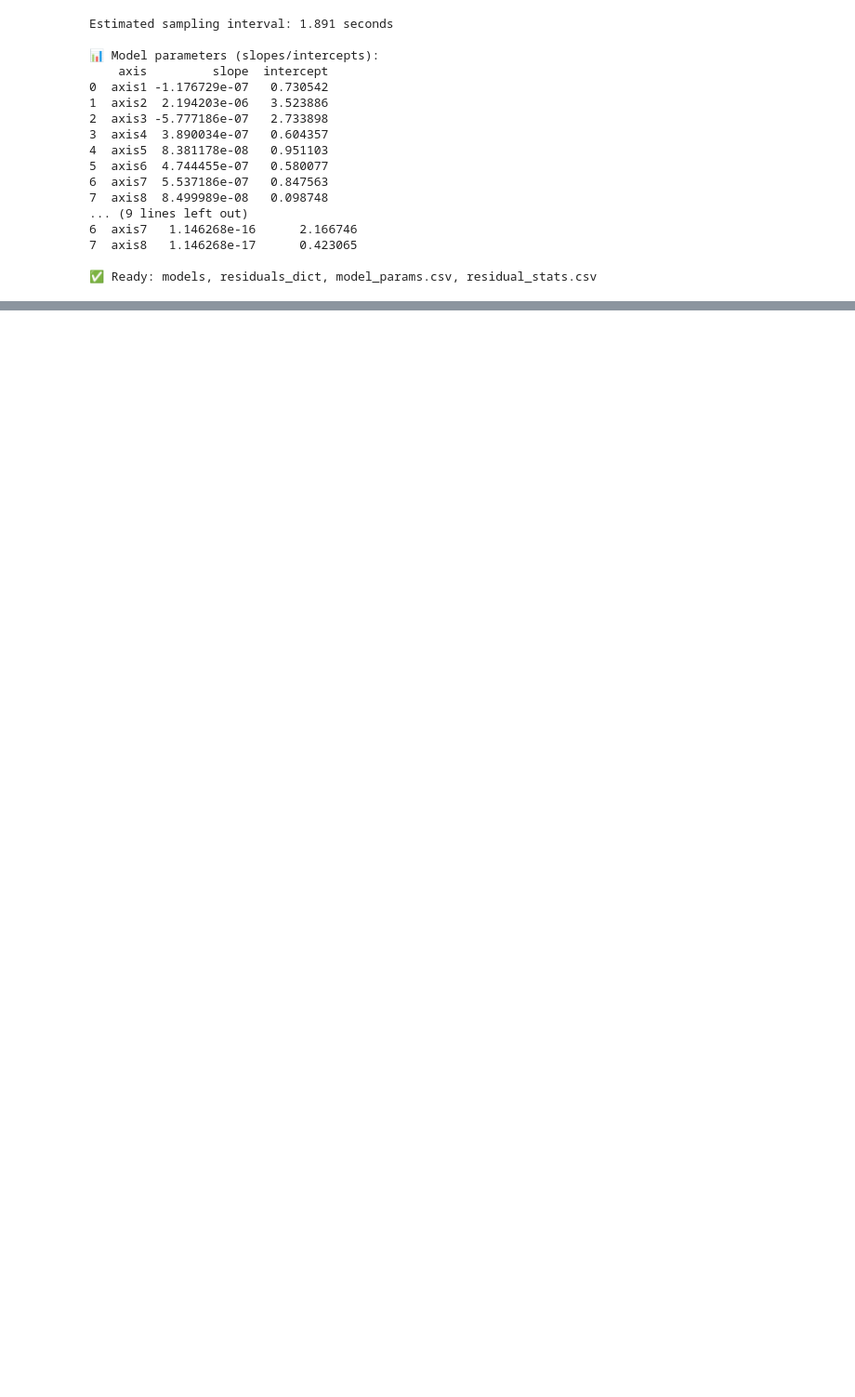
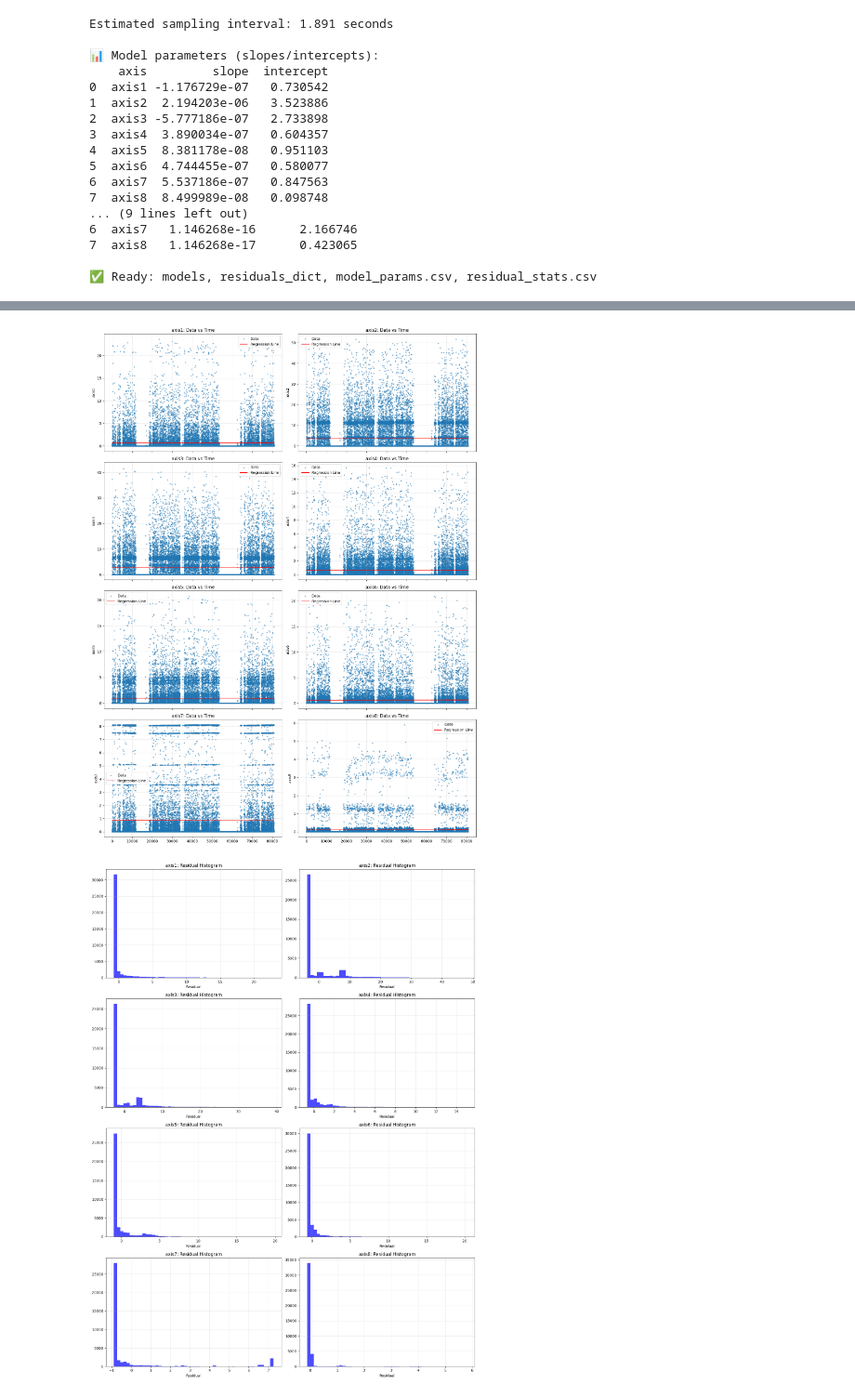
Before and after one commit to AiswaryaSukumar/CSCN8010_Assignment1, a Jupyter notebook: Streaming_Regression.ipynb, the cells around one changed output, grey strips where cells are left out. Shown at 93% size. Drawn from its saved outputs; the diff is of its cells as text; code cells hidden in the pictures; blank space fills up the shorter version.

```diff
--- a/Streaming_Regression.ipynb
+++ b/Streaming_Regression.ipynb
@@ -467,0 +175,30 @@ Saved 4 events to Data/events_log.csv
+# %%
+import matplotlib.dates as mdates
+
+# Plot regression lines
+fig, axs = plt.subplots(4, 2, figsize=(15, 20), sharex=True)
+axs = axs.flatten()
+for i, axis in enumerate(AXES):
+    axs[i].scatter(df_train['time_numeric'], df_train[axis], s=5, alpha=0.5, label='Data')
+    y_pred = models[axis].predict(X)
+    axs[i].plot(df_train['time_numeric'], y_pred, color='red', label='Regression Line')
+    axs[i].set_title(f'{axis}: Data vs Time')
+    axs[i].set_ylabel(axis)
+    axs[i].legend()
+    axs[i].grid(alpha=0.3)
+plt.tight_layout()
+plt.show()
+
+# Plot residual distributions
+fig, axs = plt.subplots(4, 2, figsize=(15, 20))
+axs = axs.flatten()
+for i, axis in enumerate(AXES):
+    axs[i].hist(residuals_dict[axis], bins=50, color='blue', alpha=0.7)
+    axs[i].set_title(f'{axis}: Residual Histogram')
+    axs[i].set_xlabel('Residual')
+    axs[i].grid(alpha=0.3)
+plt.tight_layout()
+plt.show()
+# %% [output]
+[figure, added]
+[figure, added]
```
Also changed, not shown: parts of 25 cells of this notebook, 8 other files.
